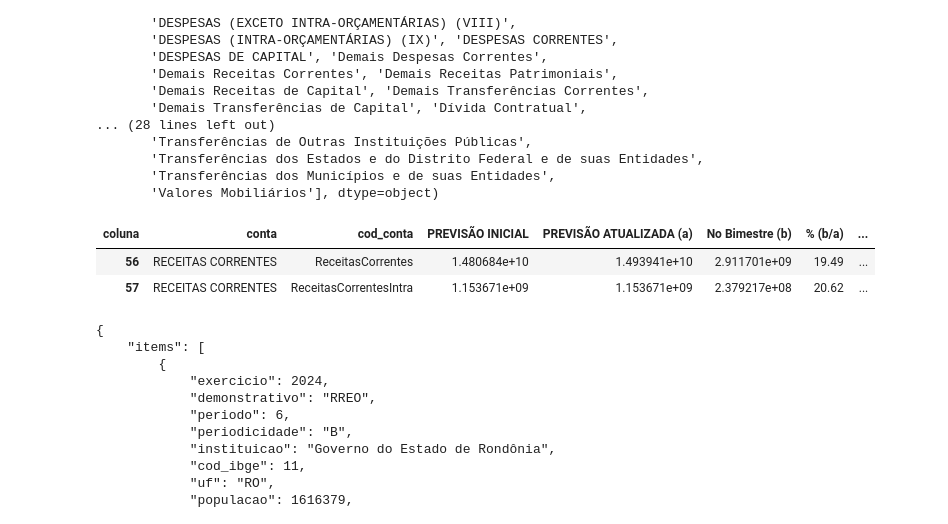
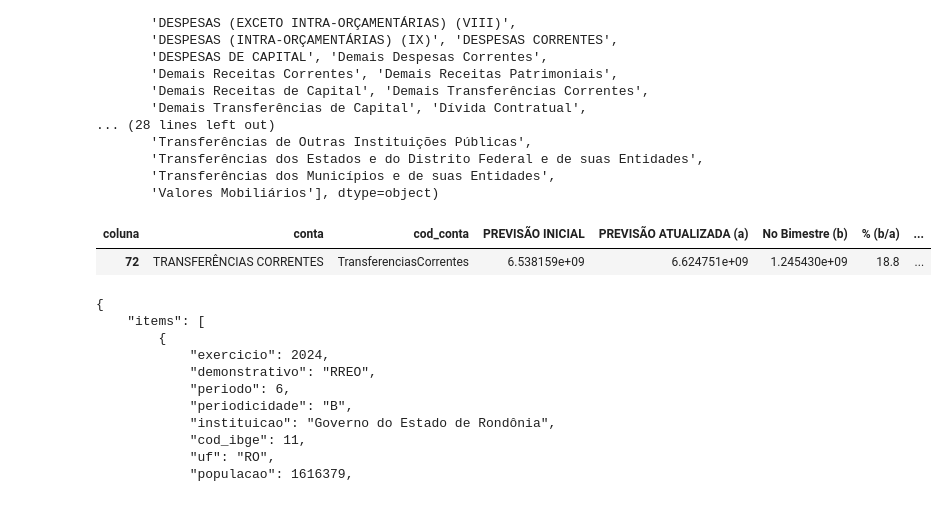
Before and after one commit to PedroJRod/api_siconfi, a Jupyter notebook: notebook.ipynb, the cells around one changed output. Cells and saved outputs as stored; diff of their text form; code cells hidden in the pictures.

```diff
--- a/notebook.ipynb
+++ b/notebook.ipynb
@@ -80,12 +80,11 @@ array(['ALIENAÇÃO DE BENS', 'AMORTIZAÇÃO DA DÍVIDA',
        'Transferências dos Municípios e de suas Entidades',
        'Valores Mobiliários'], dtype=object)
 # %%
-receitas = rreo_df[rreo_df['conta']==('RECEITAS CORRENTES')]
+receitas = rreo_df[rreo_df['conta']==('TRANSFERÊNCIAS CORRENTES')]
 receitas
 # %% [output]
 | coluna | conta | cod_conta | PREVISÃO INICIAL | PREVISÃO ATUALIZADA (a) | No Bimestre (b) | % (b/a) | ... |
-| 56 | RECEITAS CORRENTES | ReceitasCorrentes | 1.480684e+10 | 1.493941e+10 | 2.911701e+09 | 19.49 | ... |
-| 57 | RECEITAS CORRENTES | ReceitasCorrentesIntra | 1.153671e+09 | 1.153671e+09 | 2.379217e+08 | 20.62 | ... |
+| 72 | TRANSFERÊNCIAS CORRENTES | TransferenciasCorrentes | 6.538159e+09 | 6.624751e+09 | 1.245430e+09 | 18.8 | ... |
 # %%
 #Código para encontrar os diversos valores disponíveis de requisição da API
 
```
Also changed, not shown: parts of 9 cells of this notebook, 2 other files.
